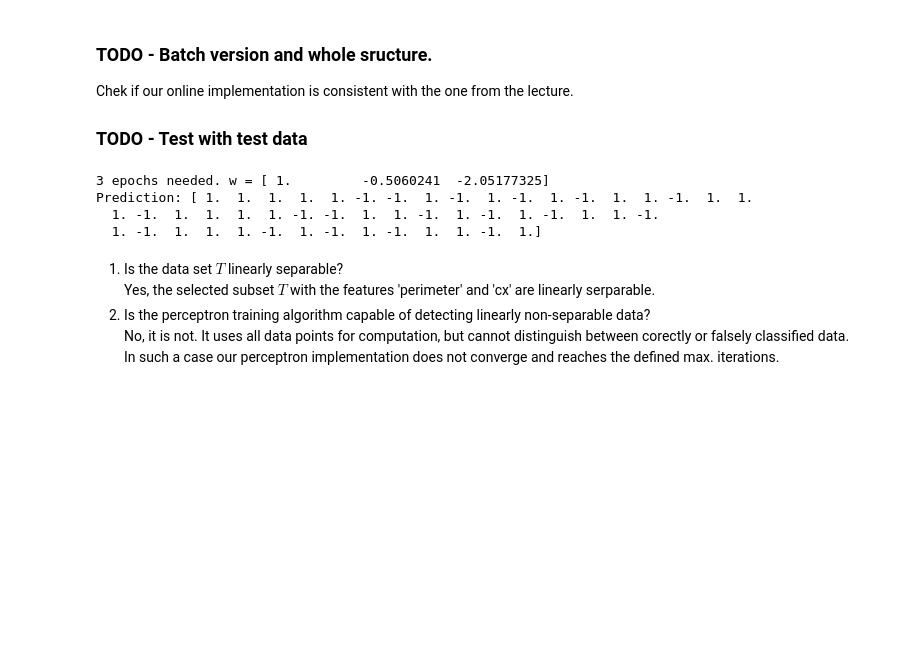
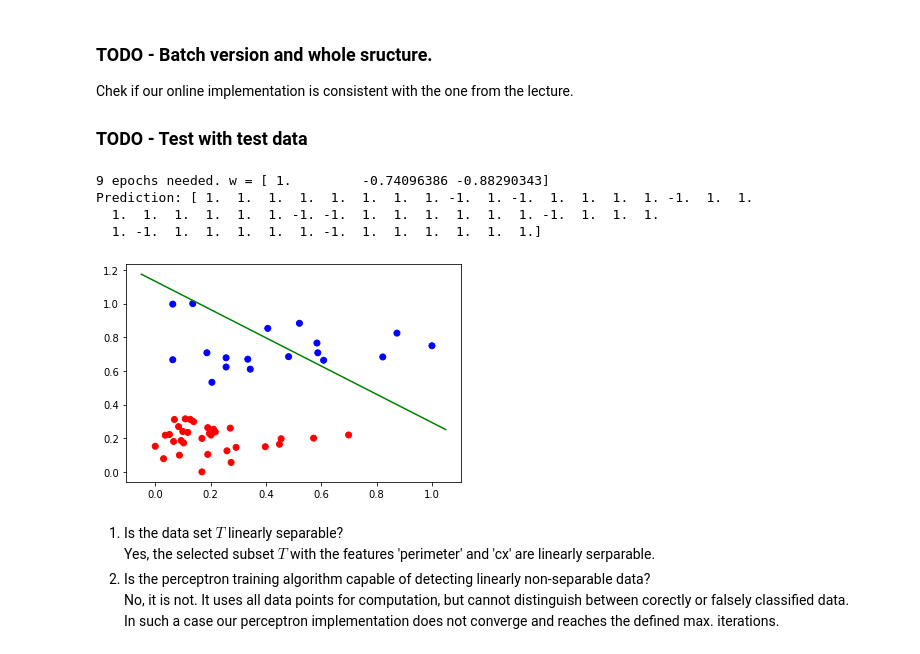
Before and after one commit to danielhp97/MLVC_1, a Jupyter notebook: Assignment1.ipynb, the cells around one changed output. Cells and saved outputs as stored; diff of their text form; code cells hidden in the pictures; blank space fills up the shorter version.

```diff
--- a/Assignment1.ipynb
+++ b/Assignment1.ipynb
@@ -101,21 +94,20 @@ Chek if our online implementation is consistent with the one from the lecture.
 # %%
 # X = np.vstack((features_subset.perimeter, features_subset.area))
 X = np.vstack((features_subset.perimeter, features_subset.cx))
 
 ## Convert Ankle boot label from 9 to -1 for training
 t = label_subsubset.astype(int)
 t[t==int(9)] = -1
-
-maxIts = 100
-online = True
-
+maxIts = 10
+online = "test"
 w = perceptron.percTrain(X, t, maxIts, online)
 prediction = perceptron.perc(w, X)
 # %% [output]
-3 epochs needed. w = [ 1.         -0.5060241  -2.05177325]
-Prediction: [ 1.  1.  1.  1.  1. -1. -1.  1. -1.  1. -1.  1. -1.  1.  1. -1.  1.  1.
-  1. -1.  1.  1.  1.  1. -1. -1.  1.  1. -1.  1. -1.  1. -1.  1.  1. -1.
-  1. -1.  1.  1.  1. -1.  1. -1.  1. -1.  1.  1. -1.  1.]
+9 epochs needed. w = [ 1.         -0.74096386 -0.88290343]
+Prediction: [ 1.  1.  1.  1.  1.  1.  1.  1. -1.  1. -1.  1.  1.  1.  1. -1.  1.  1.
+  1.  1.  1.  1.  1.  1. -1. -1.  1.  1.  1.  1.  1.  1. -1.  1.  1.  1.
+  1. -1.  1.  1.  1.  1.  1. -1.  1.  1.  1.  1.  1.  1.]
+[figure, added]
 # %% [markdown]
 1) Is the data set $T$ linearly separable? <br>
 Yes, the selected subset $T$ with the features 'perimeter' and 'cx' are linearly serparable.
```
Also changed, not shown: parts of 4 cells of this notebook, 3 other files.
